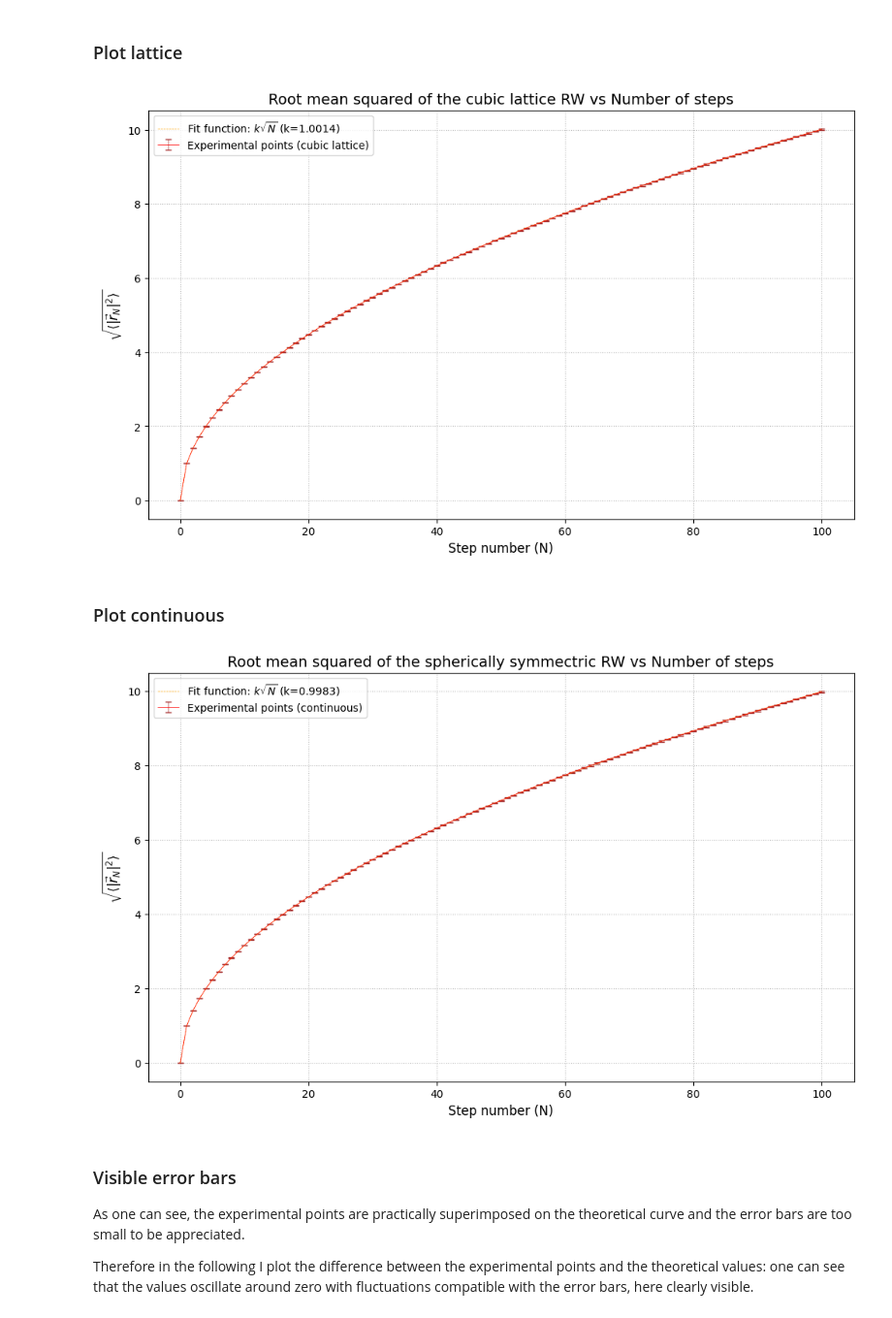
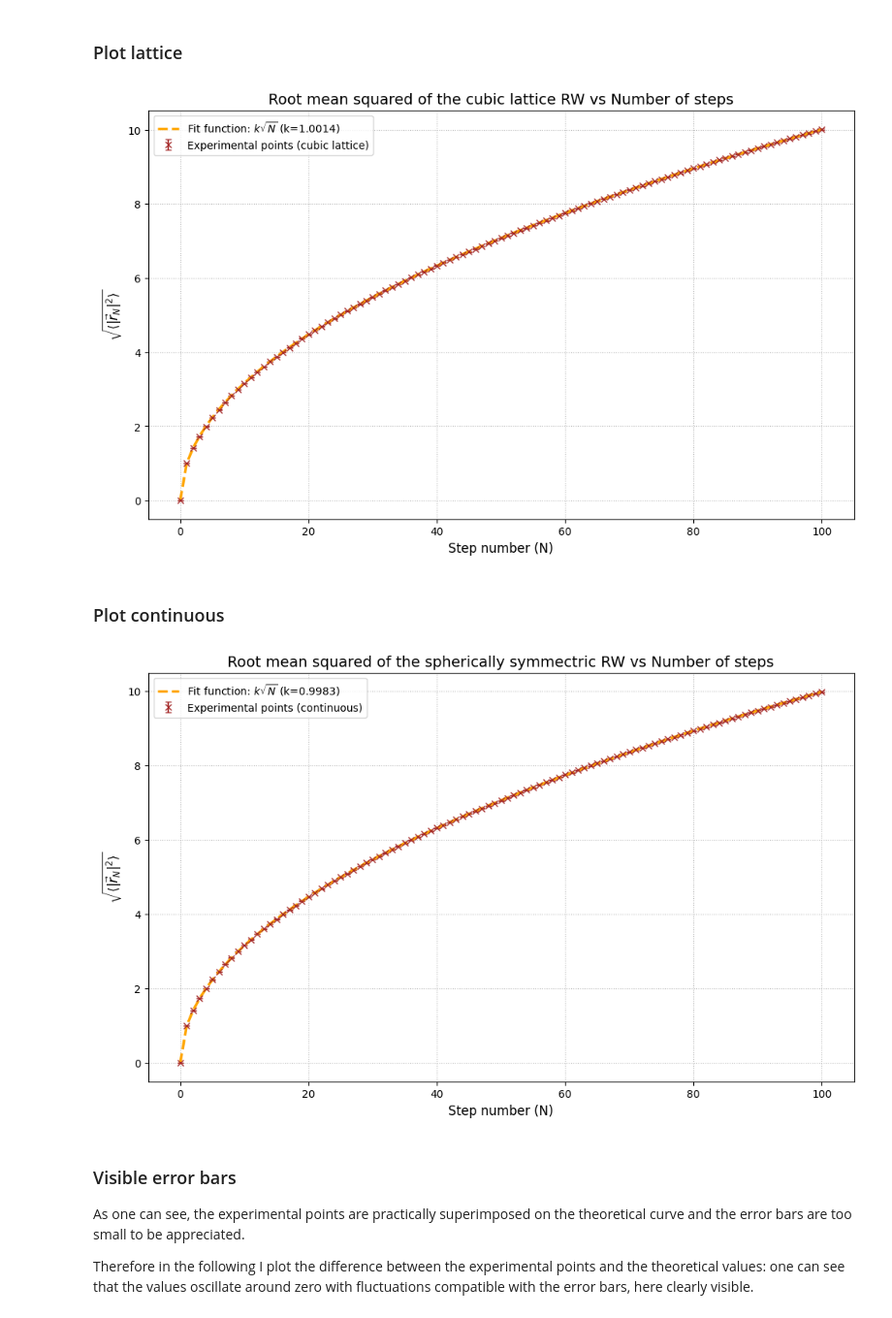
Before and after one commit to giuliagogna/NumericalSimulationLaboratory, a Jupyter notebook: Lab02/analysis2.ipynb, the cells around one changed output. Shown at 97% size. Saved outputs shown, nothing was run; the diff lists cells and outputs as text; code cells hidden in the pictures.

```diff
--- a/Lab02/analysis2.ipynb
+++ b/Lab02/analysis2.ipynb
@@ -171,24 +171,24 @@ print(f"  Continuous:  k_cont = {k_cont:.4f}")
 # %%
 plt.figure(figsize=(12, 7))
 
-plt.errorbar(step, rw_lattice, yerr=err_lattice, label='Experimental points (cubic lattice)', color='red', linewidth=0.5, ecolor='brown', capsize=3)
-plt.plot(step, fit_func(step, k_lat), color='orange', linestyle='--', linewidth=0.5, label=f'Fit function: $k\\sqrt{{N}}$ (k={k_lat:.4f})')
+plt.errorbar(step, rw_lattice, yerr=err_lattice, label='Experimental points (cubic lattice)', fmt='x', color='brown', capsize=3)
+plt.plot(step, fit_func(step, k_lat), color='orange', linestyle='--', linewidth=2.5, label=f'Fit function: $k\\sqrt{{N}}$ (k={k_lat:.4f})')
 
 # Personalizzazione del grafico
 plt.xlabel('Step number (N)', fontsize=12)
 plt.ylabel(r'$\sqrt{\langle |\vec{r}_N|^2 \rangle}$', fontsize=12)
 plt.title('Root mean squared of the cubic lattice RW vs Number of steps', fontsize=14)
 plt.legend(fontsize=10)
 plt.grid(True, linestyle=':', alpha=0.9)
 # %% [output]
-[figure, old version]
+[figure, new version]
 # %% [markdown]
 ### Plot continuous
 # %%
 plt.figure(figsize=(12, 7))
 
-plt.errorbar(step, rw_cont, yerr=err_cont, label='Experimental points (continuous)', color='red', linewidth=0.5, ecolor='brown', capsize=3)
-plt.plot(step, fit_func(step, k_cont), color='orange', linestyle='--', linewidth=0.5, label=f'Fit function: $k\\sqrt{{N}}$ (k={k_cont:.4f})')
+plt.errorbar(step, rw_cont, yerr=err_cont, label='Experimental points (continuous)', fmt='x', color='brown', capsize=3)
+plt.plot(step, fit_func(step, k_cont), color='orange', linestyle='--', linewidth=2.5, label=f'Fit function: $k\\sqrt{{N}}$ (k={k_cont:.4f})')
 
 # Personalizzazione del grafico
 plt.xlabel('Step number (N)', fontsize=12)
@@ -197,7 +197,7 @@ plt.title('Root mean squared of the spherically symmectric RW vs Number of steps
 plt.legend(fontsize=10)
 plt.grid(True, linestyle=':', alpha=0.9)
 # %% [output]
-[figure, old version]
+[figure, new version]
 # %% [markdown]
 ### Visible error bars
 
```
Also changed, not shown: parts of 1 cell of this notebook, 1 other file.
